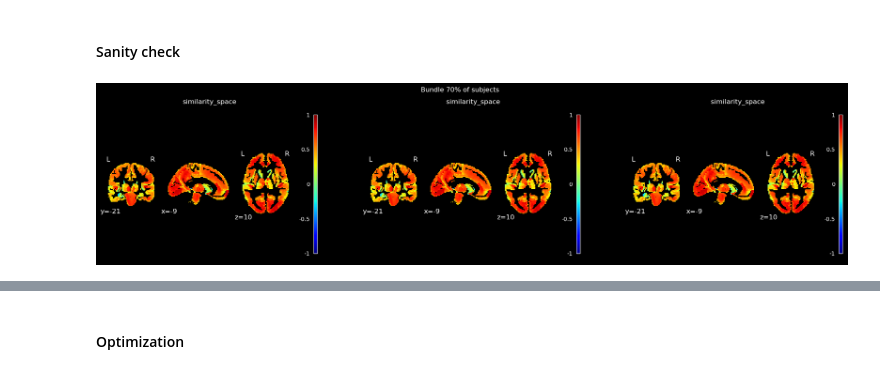
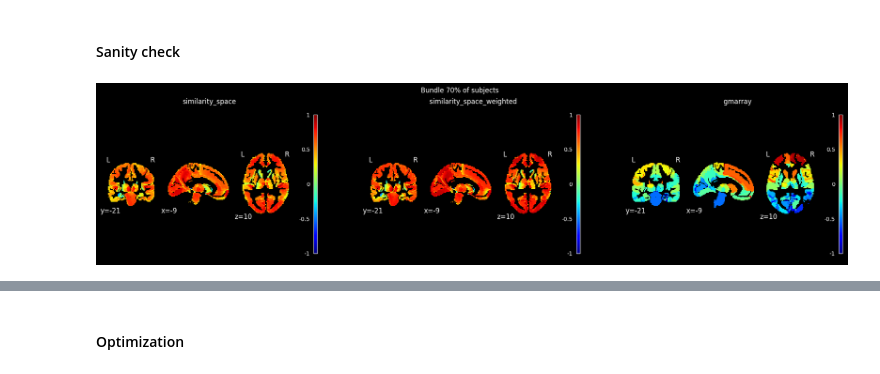
Before and after one commit to miki998/structural_wminpainting, a Jupyter notebook: notebooks/hyperparameter_optim.ipynb, the cells around one changed output, grey strips where cells are left out. Saved outputs shown, nothing was run; the diff lists cells and outputs as text; code cells hidden in the pictures.

```diff
--- a/notebooks/hyperparameter_optim.ipynb
+++ b/notebooks/hyperparameter_optim.ipynb
@@ -360,27 +365,46 @@ KeyboardInterrupt:
 # %% [markdown]
 #### Sanity check
 # %%
-tmparray_lreg = []
-for k in tqdm(range(bundle_opt.shape[0]-260)):
-    tmp_inpainted, tmp_inpainted2 = inpaint_utils.interpolate_activity(fmri_coords, bundles_labels, bundle_opt[k],
-                                                                       vdim, wmmask=wm_mask_subj, normalizing=True, verbose=False)
-    tmparray_lreg.append(tmp_inpainted)
-tmparray_lreg = np.array(tmparray_lreg)
+regression_inpainted = []
+for k in tqdm(range(bundle_opt.shape[0])):
+    tmp_inpainted, _ = inpaint_utils.interpolate_activity(fmri_coords, bundles_labels, bundle_opt[k],
+                                                          vdim, wmmask=wm_mask_subj, normalizing=True,
+                                                          verbose=False, probaflag=True)
+    regression_inpainted.append(tmp_inpainted)
+regression_inpainted = np.array(regression_inpainted)
+# %%
+wregression_inpainted = []
+for k in tqdm(range(bundle_opt.shape[0])):
+    tmp_inpainted, _ = inpaint_utils.interpolate_activity(fmri_coords, bundles_labels, bundle_opt_w[k],
+                                                          vdim, wmmask=wm_mask_subj, normalizing=True,
+                                                          verbose=False, probaflag=True)
+    wregression_inpainted.append(tmp_inpainted)
+wregression_inpainted = np.array(wregression_inpainted)
 # %%
 similarity_space = np.zeros((tmparray_gm.shape[1:]))
 for x in range(similarity_space.shape[0]):
     for y in range(similarity_space.shape[1]):
         for z in range(similarity_space.shape[2]):
-            similarity_space[x,y,z] = utils.pearsonr(tmparray_gm[:200][:,x,y,z], tmparray_lreg[:, x,y,z])[0]
+            similarity_space[x,y,z] = utils.pearsonr(tmparray_gm[:,x,y,z], regression_inpainted[:, x,y,z])[0]
 
 similarity_space = np.nan_to_num(similarity_space)
 similarity_space[similarity_space==0] = -100
+
+similarity_space2 = np.zeros((tmparray_gm.shape[1:]))
+for x in range(similarity_space2.shape[0]):
+    for y in range(similarity_space2.shape[1]):
+        for z in range(similarity_space2.shape[2]):
+            similarity_space2[x,y,z] = utils.pearsonr(tmparray_gm[:,x,y,z], wregression_inpainted[:, x,y,z])[0]
+
+similarity_space2 = np.nan_to_num(similarity_space2)
+similarity_space2[similarity_space2==0] = -100
 # %%
-inpaint_mods = [similarity_space, similarity_space, similarity_space]
-all_inpaints_names = f'similarity_space, similarity_space,   similarity_space'.split(',')
+inpaint_mods = [similarity_space, similarity_space2, tmparray_gm[0]]
+all_inpaints_names = f'similarity_space, similarity_space_weighted,   gmarray'.split(',')
 
 affines = [rest_affine] * 3
 coords_of_interest = [(-9,-21,10)] * 3
-plot_utils.plot_compare_inpainting(inpaint_mods, coords_of_interest, affines, all_inpaints_names, vmin=-1, vmax=1)
+plot_utils.plot_compare_inpainting(inpaint_mods, coords_of_interest,
+                                   affines, all_inpaints_names, vmin=-1, vmax=1)
 # %% [output]
-[figure, old version]
+[figure, new version]
```
Also changed, not shown: parts of 9 cells of this notebook, 5 other files.
